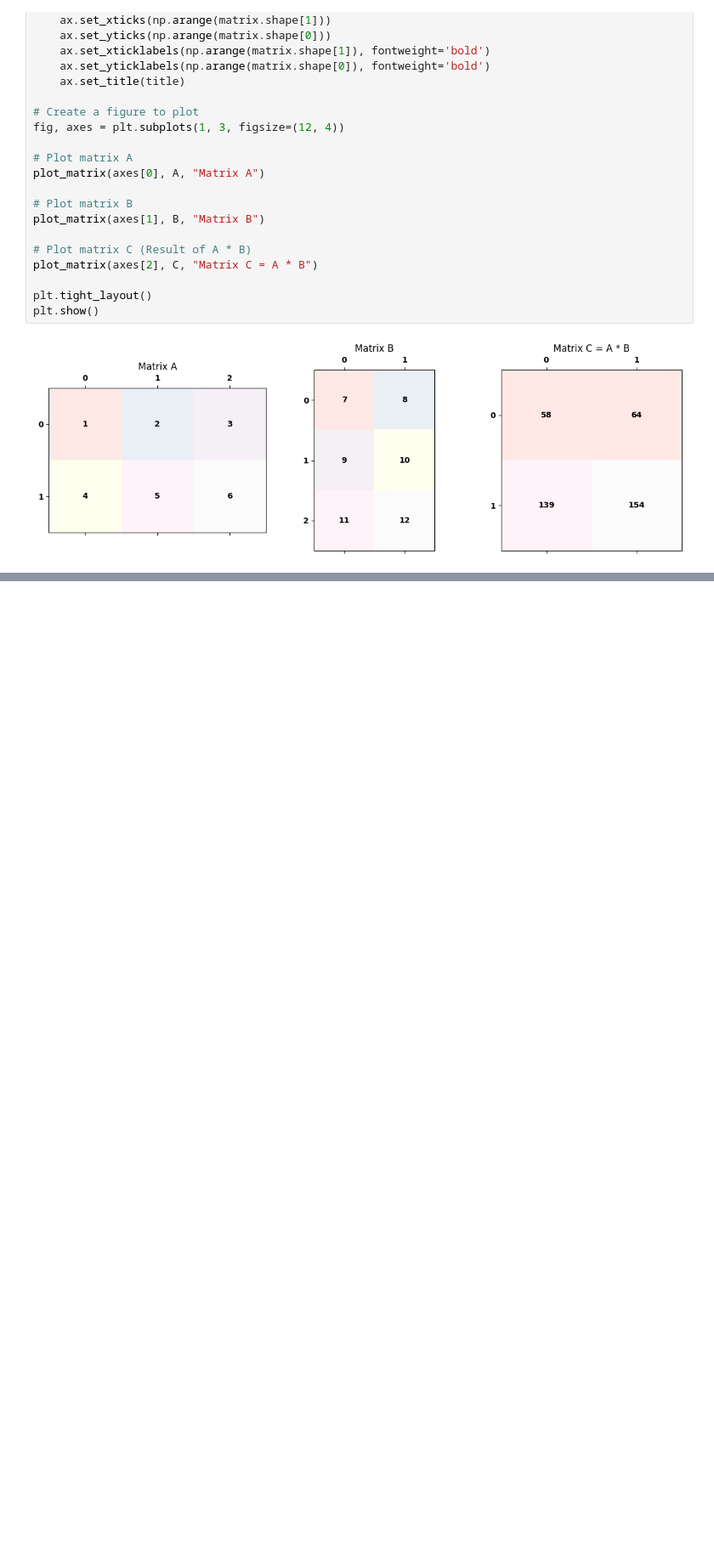
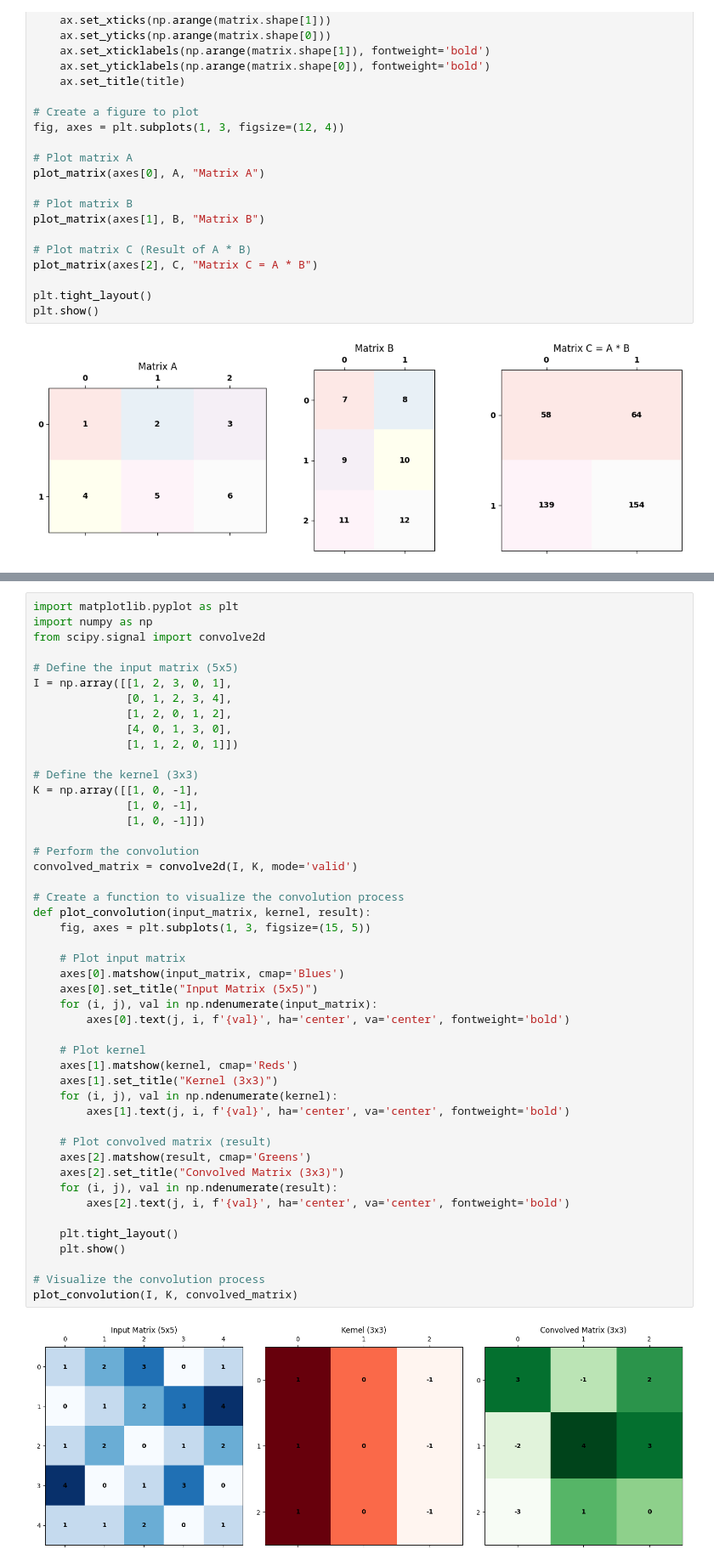
Before and after one commit to deep1003/deep1003, a Jupyter notebook: Week 04. Data and Structure.ipynb, the cells around one changed output, grey strips where cells are left out. Shown at 85% size. Drawn from its saved outputs; the diff is of its cells as text; blank space fills up the shorter version.

```diff
--- a/Week 04. Data and Structure.ipynb
+++ b/Week 04. Data and Structure.ipynb
@@ -250,0 +278,49 @@ plt.show()
+# %%
+import matplotlib.pyplot as plt
+import numpy as np
+from scipy.signal import convolve2d
+
+# Define the input matrix (5x5)
+I = np.array([[1, 2, 3, 0, 1],
+              [0, 1, 2, 3, 4],
+              [1, 2, 0, 1, 2],
+              [4, 0, 1, 3, 0],
+              [1, 1, 2, 0, 1]])
+
+# Define the kernel (3x3)
+K = np.array([[1, 0, -1],
+              [1, 0, -1],
+              [1, 0, -1]])
+
+# Perform the convolution
+convolved_matrix = convolve2d(I, K, mode='valid')
+
+# Create a function to visualize the convolution process
+def plot_convolution(input_matrix, kernel, result):
+    fig, axes = plt.subplots(1, 3, figsize=(15, 5))
+
+    # Plot input matrix
+    axes[0].matshow(input_matrix, cmap='Blues')
+    axes[0].set_title("Input Matrix (5x5)")
+    for (i, j), val in np.ndenumerate(input_matrix):
+        axes[0].text(j, i, f'{val}', ha='center', va='center', fontweight='bold')
+
+    # Plot kernel
+    axes[1].matshow(kernel, cmap='Reds')
+    axes[1].set_title("Kernel (3x3)")
+    for (i, j), val in np.ndenumerate(kernel):
+        axes[1].text(j, i, f'{val}', ha='center', va='center', fontweight='bold')
+
+    # Plot convolved matrix (result)
+    axes[2].matshow(result, cmap='Greens')
+    axes[2].set_title("Convolved Matrix (3x3)")
+    for (i, j), val in np.ndenumerate(result):
+        axes[2].text(j, i, f'{val}', ha='center', va='center', fontweight='bold')
+
+    plt.tight_layout()
+    plt.show()
+
+# Visualize the convolution process
+plot_convolution(I, K, convolved_matrix)
+# %% [output]
+[figure, added]
```
Also changed, not shown: parts of 13 cells of this notebook.
